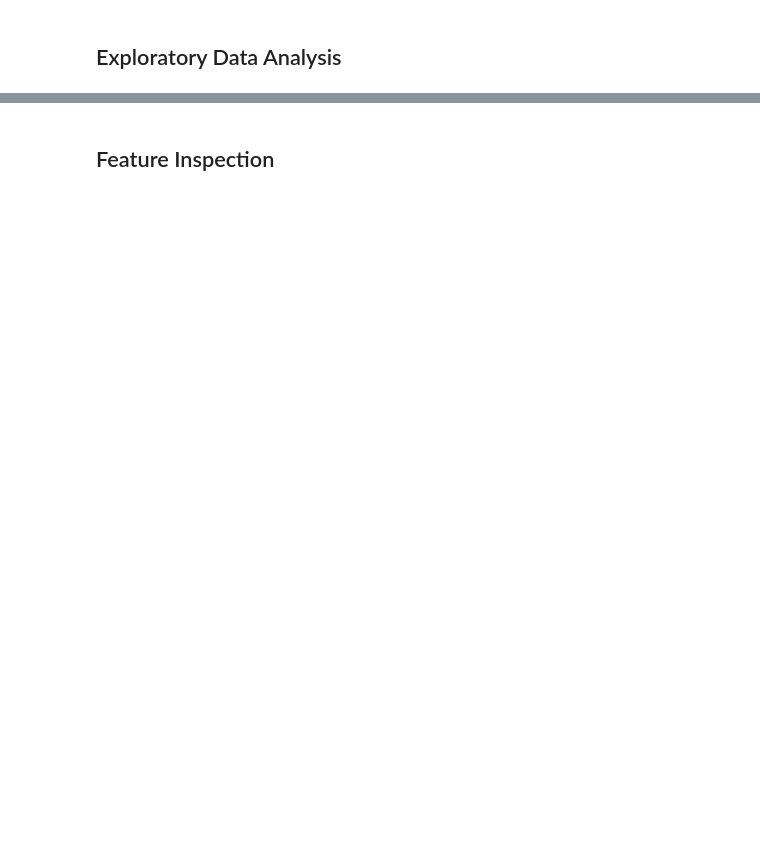
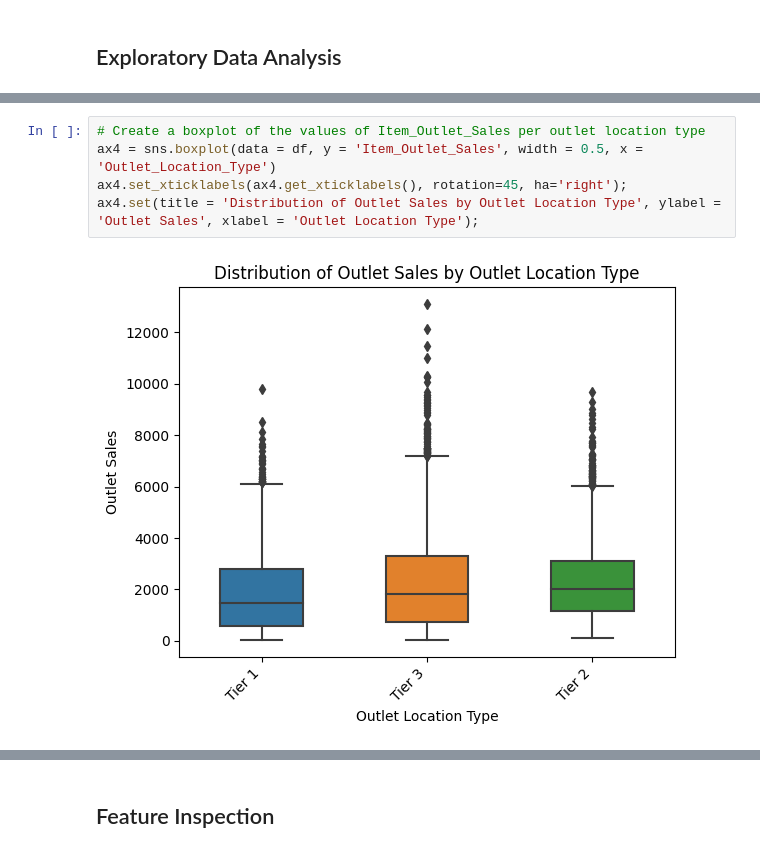
Before and after one commit to itan-s/Prediction-of-Product-Sales, a Jupyter notebook: Prediction-of-Product-Sales.ipynb, the cells around one changed output, grey strips where cells are left out. Drawn from its saved outputs; the diff is of its cells as text; blank space fills up the shorter version.

```diff
--- a/Prediction-of-Product-Sales.ipynb
+++ b/Prediction-of-Product-Sales.ipynb
@@ -302,0 +375,7 @@ SUMMARY: The dataframe was checked for consistency. Certain columns are fixed to
+# %%
+# Create a boxplot of the values of Item_Outlet_Sales per outlet location type
+ax4 = sns.boxplot(data = df, y = 'Item_Outlet_Sales', width = 0.5, x = 'Outlet_Location_Type')
+ax4.set_xticklabels(ax4.get_xticklabels(), rotation=45, ha='right');
+ax4.set(title = 'Distribution of Outlet Sales by Outlet Location Type', ylabel = 'Outlet Sales', xlabel = 'Outlet Location Type');
+# %% [output]
+[figure, added]
```
Also changed, not shown: parts of 41 cells of this notebook.
